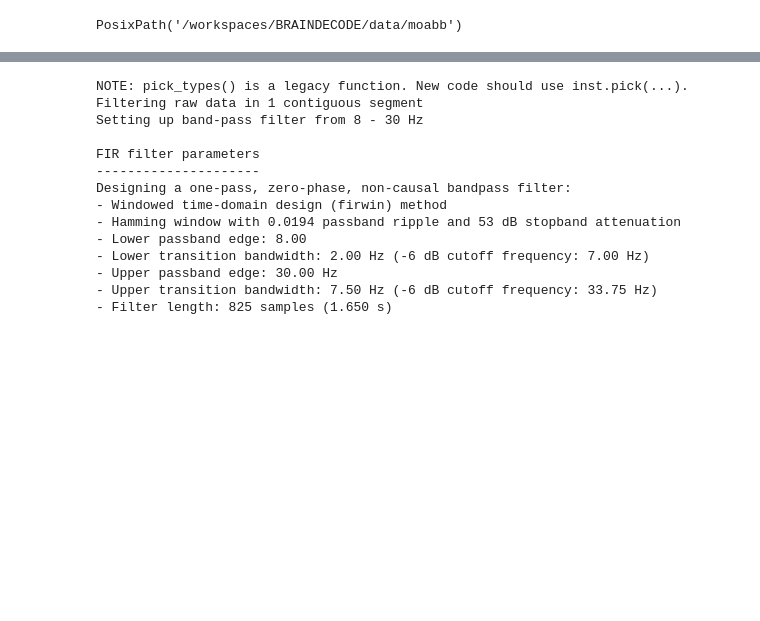
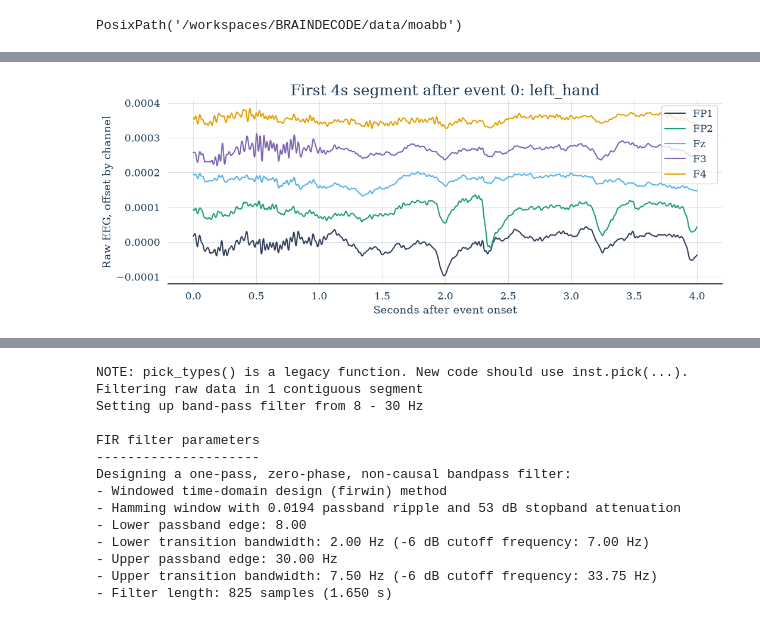
Before and after one commit to hmmakand/EEG, a Jupyter notebook: notebooks/dataset_test_splitting_liu2024.ipynb, the cells around one changed output, grey strips where cells are left out. Drawn from its saved outputs; the diff is of its cells as text; code cells hidden in the pictures; blank space fills up the shorter version.

```diff
--- a/notebooks/dataset_test_splitting_liu2024.ipynb
+++ b/notebooks/dataset_test_splitting_liu2024.ipynb
@@ -12,7 +14,7 @@ import moabb
 moabb.set_download_dir(str(data_dir))
 
 
-subject_id = 3
+subject_id = 1
 
 dataset = MOABBDataset(dataset_name="Liu2024", subject_ids=[subject_id])
 # %% [output]
@@ -19,0 +133,11 @@ Used Annotations descriptions: [np.str_('left_hand'), np.str_('right_hand')]
+# %%
+annotations = pd.DataFrame(
+    {
+        "onset_sec": raw.annotations.onset,
+        "duration_sec": raw.annotations.duration,
+        "description": raw.annotations.description,
+    }
+)
+
+display(annotations["description"].value_counts().rename("n_events").to_frame())
+annotations.head(10)
@@ -19,0 +237,38 @@ Used Annotations descriptions: [np.str_('left_hand'), np.str_('right_hand')]
+# %%
+import numpy as np
+
+preview_seconds = 4.0
+preview_event = event_table.iloc[0]
+start_sample = int(preview_event["onset_sample"])
+stop_sample = min(raw.n_times, start_sample + int(preview_seconds * sfreq))
+
+preview_eeg_channels = channel_table.loc[
+    channel_table["type"] == "eeg", "name"
+].head(5).tolist()
+preview_raw = raw.copy().pick(preview_eeg_channels)
+preview_data = preview_raw.get_data(start=start_sample, stop=stop_sample)
+time_axis = np.arange(preview_data.shape[1]) / sfreq
+
+channel_scale = np.nanmedian(np.std(preview_data, axis=1))
+if not np.isfinite(channel_scale) or channel_scale == 0:
+    channel_scale = 1.0
+offsets = np.arange(len(preview_eeg_channels)) * channel_scale * 6
+
+fig, ax = plt.subplots(figsize=(12, 4))
+for channel_idx, channel_name in enumerate(preview_eeg_channels):
+    ax.plot(
+        time_axis,
+        preview_data[channel_idx] + offsets[channel_idx],
+        label=channel_name,
+    )
+
+ax.set_title(
+    f"First {preview_seconds:.0f}s segment after event "
+    f"{int(preview_event['event_index'])}: {preview_event['description']}"
+)
+ax.set_xlabel("Seconds after event onset")
+ax.set_ylabel("Raw EEG, offset by channel")
+ax.legend(loc="upper right")
+plt.show()
+# %% [output]
+[figure, added]
```
Also changed, not shown: parts of 28 cells of this notebook, 37 other files.
